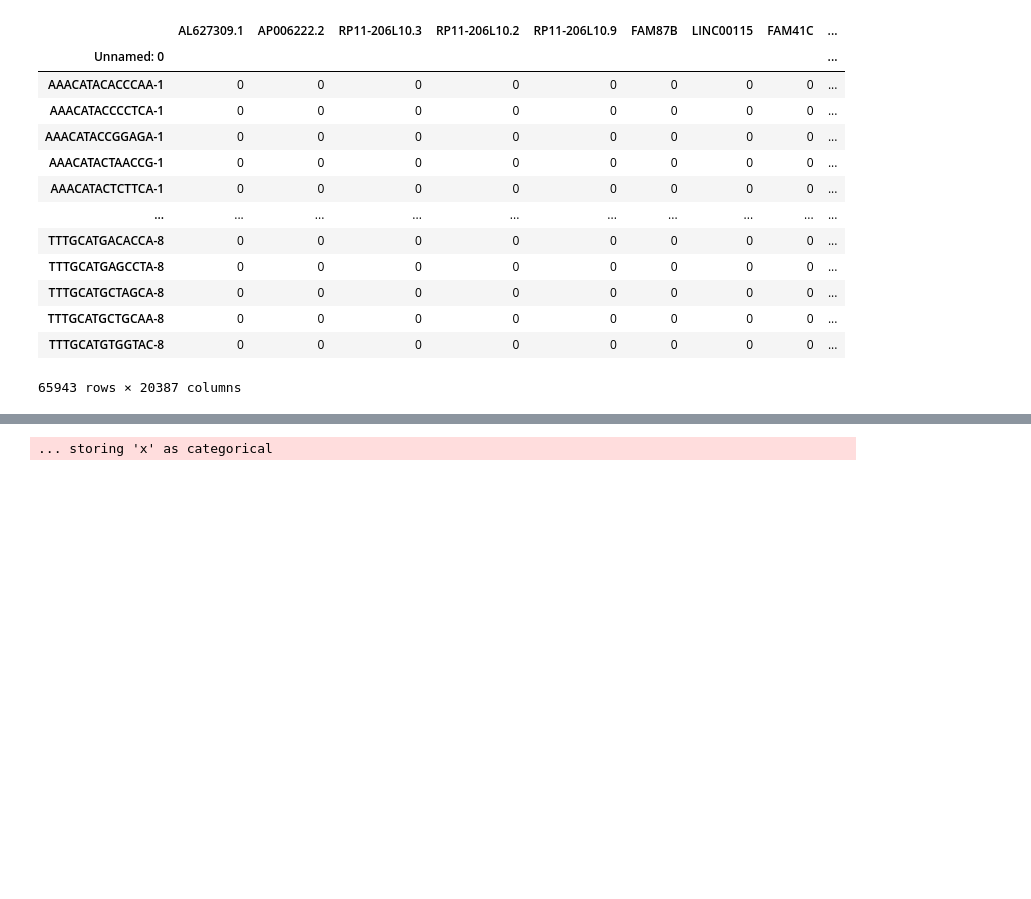
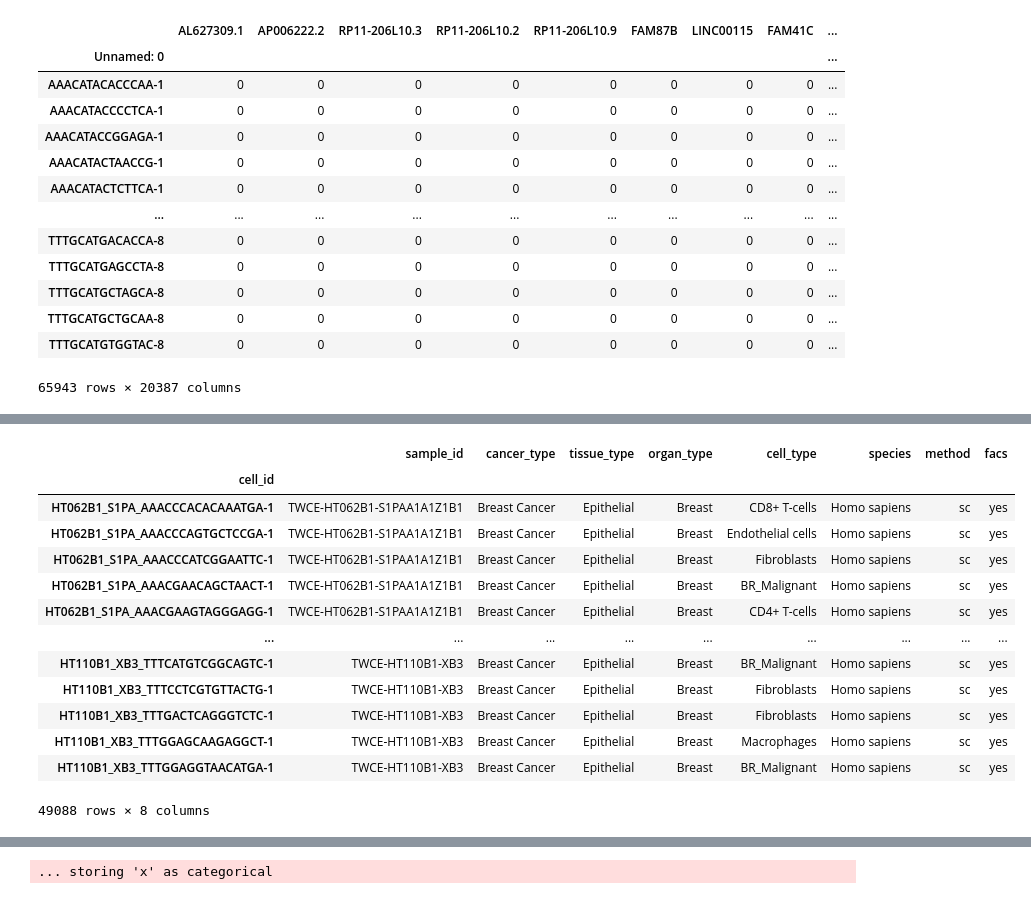
Before and after one commit to ding-lab/pollock, a Jupyter notebook: notebooks/scgen_vae_pollock_testing.ipynb, the cells around one changed output, grey strips where cells are left out. Saved outputs shown, nothing was run; the diff lists cells and outputs as text; code cells hidden in the pictures; blank space fills up the shorter version.

```diff
--- a/notebooks/Untitled1.ipynb
+++ b/notebooks/scgen_vae_pollock_testing.ipynb
@@ -113,0 +142,18 @@ label_df
+# %%
+label_df = label_df.set_index('cell_id')
+label_df
+# %% [output]
+|  | sample_id | cancer_type | tissue_type | organ_type | cell_type | species | method | facs |
+| cell_id |  |  |  |  |  |  |  |  |
+| HT062B1_S1PA_AAACCCACACAAATGA-1 | TWCE-HT062B1-S1PAA1A1Z1B1 | Breast Cancer | Epithelial | Breast | CD8+ T-cells | Homo sapiens | sc | yes |
+| HT062B1_S1PA_AAACCCAGTGCTCCGA-1 | TWCE-HT062B1-S1PAA1A1Z1B1 | Breast Cancer | Epithelial | Breast | Endothelial cells | Homo sapiens | sc | yes |
+| HT062B1_S1PA_AAACCCATCGGAATTC-1 | TWCE-HT062B1-S1PAA1A1Z1B1 | Breast Cancer | Epithelial | Breast | Fibroblasts | Homo sapiens | sc | yes |
+| HT062B1_S1PA_AAACGAACAGCTAACT-1 | TWCE-HT062B1-S1PAA1A1Z1B1 | Breast Cancer | Epithelial | Breast | BR_Malignant | Homo sapiens | sc | yes |
+| HT062B1_S1PA_AAACGAAGTAGGGAGG-1 | TWCE-HT062B1-S1PAA1A1Z1B1 | Breast Cancer | Epithelial | Breast | CD4+ T-cells | Homo sapiens | sc | yes |
+| ... | ... | ... | ... | ... | ... | ... | ... | ... |
+| HT110B1_XB3_TTTCATGTCGGCAGTC-1 | TWCE-HT110B1-XB3 | Breast Cancer | Epithelial | Breast | BR_Malignant | Homo sapiens | sc | yes |
+| HT110B1_XB3_TTTCCTCGTGTTACTG-1 | TWCE-HT110B1-XB3 | Breast Cancer | Epithelial | Breast | Fibroblasts | Homo sapiens | sc | yes |
+| HT110B1_XB3_TTTGACTCAGGGTCTC-1 | TWCE-HT110B1-XB3 | Breast Cancer | Epithelial | Breast | Fibroblasts | Homo sapiens | sc | yes |
+| HT110B1_XB3_TTTGGAGCAAGAGGCT-1 | TWCE-HT110B1-XB3 | Breast Cancer | Epithelial | Breast | Macrophages | Homo sapiens | sc | yes |
+| HT110B1_XB3_TTTGGAGGTAACATGA-1 | TWCE-HT110B1-XB3 | Breast Cancer | Epithelial | Breast | BR_Malignant | Homo sapiens | sc | yes |
+49088 rows × 8 columns
```
Also changed, not shown: parts of 20 cells of this notebook, 1 other file.
